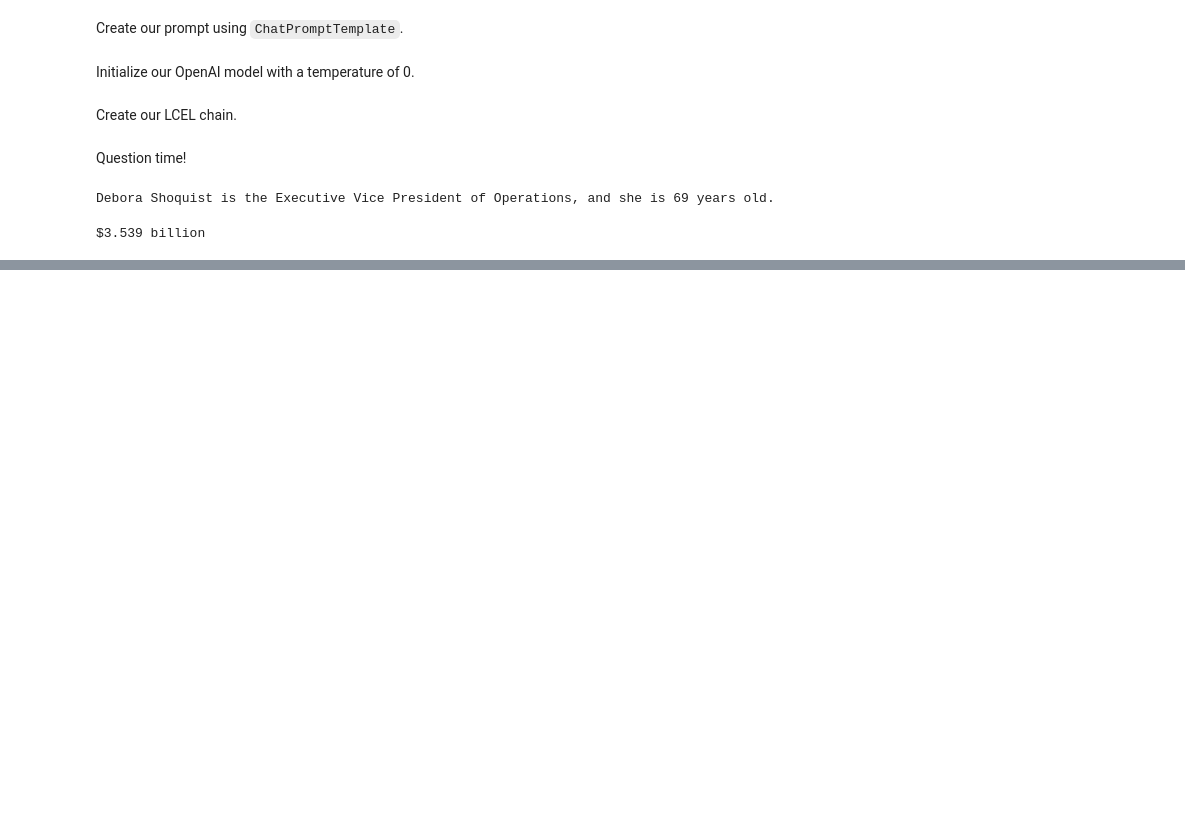
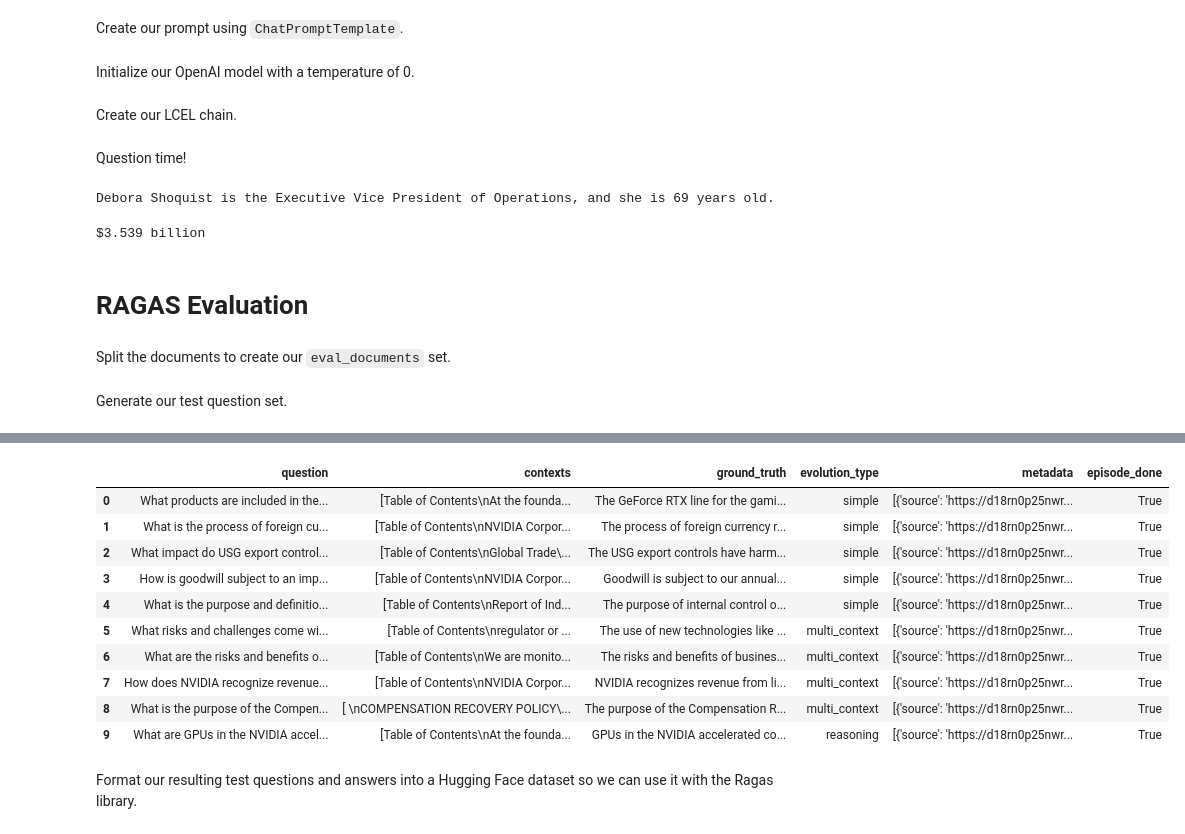
Before and after one commit to aelydens/aie-resources, a Jupyter notebook: AL_RAG_NVIDIA_10k_Filings.ipynb, the cells around one changed output, grey strips where cells are left out. Saved outputs shown, nothing was run; the diff lists cells and outputs as text; code cells hidden in the pictures; blank space fills up the shorter version.

```diff
--- a/AL_RAG_NVIDIA_10k_Filings.ipynb
+++ b/AL_RAG_NVIDIA_10k_Filings.ipynb
@@ -104,3 +104,7 @@ result = retrieval_augmented_qa_chain.invoke({"question" : question})
 print(result["response"].content)
 # %% [output]
 $3.539 billion
+# %% [markdown]
+# RAGAS Evaluation
+# %% [markdown]
+Split the documents to create our `eval_documents` set.
@@ -106,0 +122,27 @@ $3.539 billion
+# %% [markdown]
+Generate our test question set.
+# %%
+from ragas.testset.generator import TestsetGenerator
+from ragas.testset.evolutions import simple, reasoning, multi_context
+from langchain_openai import ChatOpenAI, OpenAIEmbeddings
+
+generator = TestsetGenerator.with_openai()
+
+generator_llm = ChatOpenAI(model="gpt-3.5-turbo-16k")
+critic_llm = ChatOpenAI(model="gpt-4")
+
+generator = TestsetGenerator.from_langchain(
+    generator_llm,
+    critic_llm,
+    embeddings
+)
+
+distributions = {
+    simple: 0.5,
+    multi_context: 0.4,
+    reasoning: 0.1
+}
+
+testset = generator.generate_with_langchain_docs(documents, 10, distributions)
+testset.to_pandas()
+# %% [output]
@@ -106,0 +150,11 @@ $3.539 billion
+|  | question | contexts | ground_truth | evolution_type | metadata | episode_done |
+| 0 | What products are included in the... | [Table of Contents\nAt the founda... | The GeForce RTX line for the gami... | simple | [{'source': 'https://d18rn0p25nwr... | True |
+| 1 | What is the process of foreign cu... | [Table of Contents\nNVIDIA Corpor... | The process of foreign currency r... | simple | [{'source': 'https://d18rn0p25nwr... | True |
+| 2 | What impact do USG export control... | [Table of Contents\nGlobal Trade\... | The USG export controls have harm... | simple | [{'source': 'https://d18rn0p25nwr... | True |
+| 3 | How is goodwill subject to an imp... | [Table of Contents\nNVIDIA Corpor... | Goodwill is subject to our annual... | simple | [{'source': 'https://d18rn0p25nwr... | True |
+| 4 | What is the purpose and definitio... | [Table of Contents\nReport of Ind... | The purpose of internal control o... | simple | [{'source': 'https://d18rn0p25nwr... | True |
+| 5 | What risks and challenges come wi... | [Table of Contents\nregulator or ... | The use of new technologies like ... | multi_context | [{'source': 'https://d18rn0p25nwr... | True |
+| 6 | What are the risks and benefits o... | [Table of Contents\nWe are monito... | The risks and benefits of busines... | multi_context | [{'source': 'https://d18rn0p25nwr... | True |
+| 7 | How does NVIDIA recognize revenue... | [Table of Contents\nNVIDIA Corpor... | NVIDIA recognizes revenue from li... | multi_context | [{'source': 'https://d18rn0p25nwr... | True |
+| 8 | What is the purpose of the Compen... | [ \nCOMPENSATION RECOVERY POLICY\... | The purpose of the Compensation R... | multi_context | [{'source': 'https://d18rn0p25nwr... | True |
+| 9 | What are GPUs in the NVIDIA accel... | [Table of Contents\nAt the founda... | GPUs in the NVIDIA accelerated co... | reasoning | [{'source': 'https://d18rn0p25nwr... | True |
@@ -106,0 +163,3 @@ $3.539 billion
+# %% [markdown]
+
+Format our resulting test questions and answers into a Hugging Face dataset so we can use it with the Ragas library.
```
Also changed, not shown: parts of 9 cells of this notebook.
